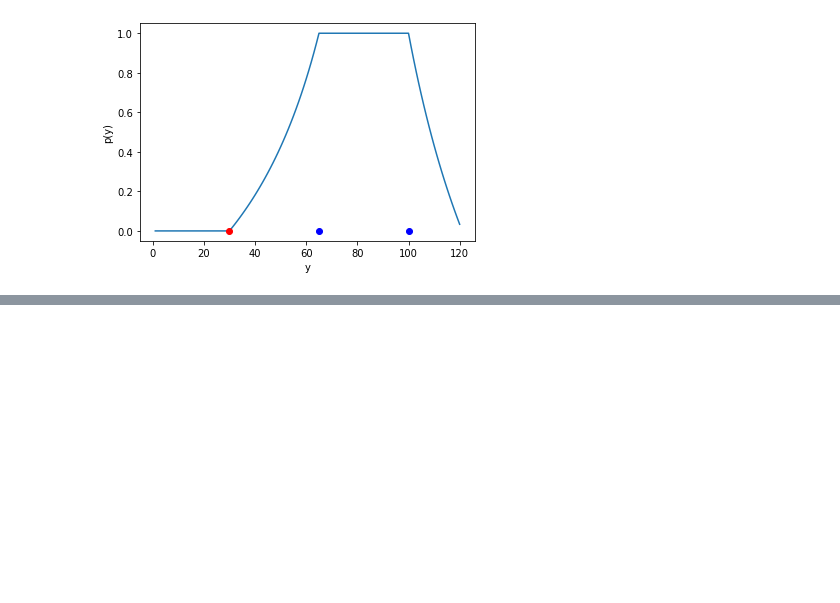
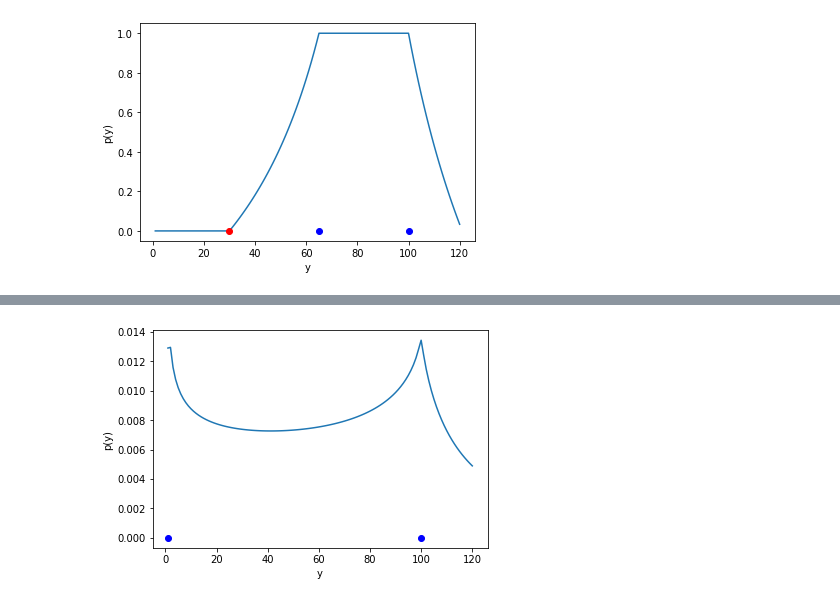
Before and after one commit to MDIRose/computational_psychology, a Jupyter notebook: code/experiment.ipynb, the cells around one changed output, grey strips where cells are left out. Drawn from its saved outputs; the diff is of its cells as text; code cells hidden in the pictures; blank space fills up the shorter version.

```diff
--- a/code/experiment.ipynb
+++ b/code/experiment.ipynb
@@ -75,0 +81,5 @@ plot_result("mprm_model",consequential_region, positive_examples,[], multiple_pr
+# %%
+multiple_prm = mprm.generalize_softmax(consequential_region,positive_examples,2)
+plot_result("mprm_model",consequential_region, positive_examples,[], multiple_prm)
+# %% [output]
+[figure, added]
```
Also changed, not shown: parts of 7 cells of this notebook, 12 other files.
